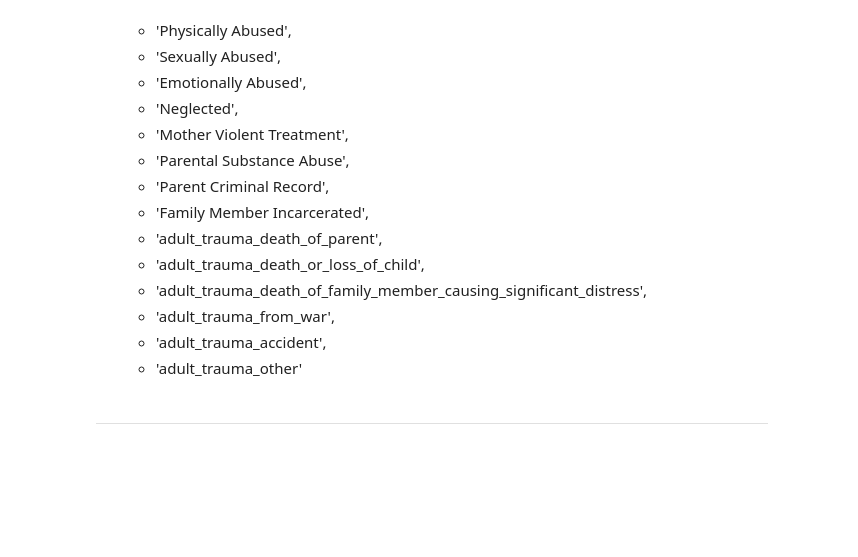
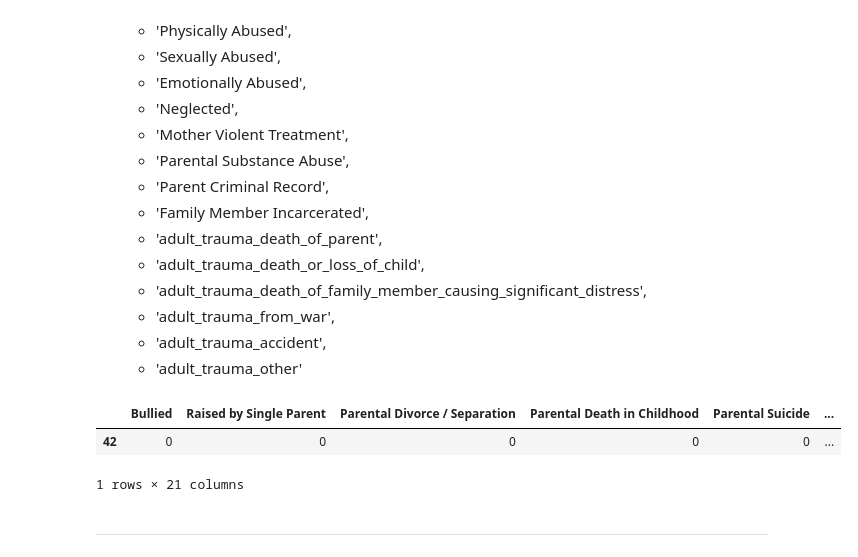
Before and after one commit to Jared-Wood135/mass-shooters-project, a Jupyter notebook: misc.ipynb, the cells around one changed output. Drawn from its saved outputs; the diff is of its cells as text; code cells hidden in the pictures; blank space fills up the shorter version.

```diff
--- a/misc.ipynb
+++ b/misc.ipynb
@@ -203,6 +250,39 @@ SyntaxError: invalid syntax (3243353144.py, line 1)
     - 'adult_trauma_from_war',
     - 'adult_trauma_accident',
     - 'adult_trauma_other'
+# %%
+# Create list of above columns with target variable
+trauma = [
+    'Bullied',
+    'Raised by Single Parent',
+    'Parental Divorce / Separation',
+    'Parental Death in Childhood',
+    'Parental Suicide',
+    'Childhood Trauma',
+    'Physically Abused',
+    'Sexually Abused',
+    'Emotionally Abused',
+    'Neglected',
+    'Mother Violent Treatment',
+    'Parental Substance Abuse',
+    'Parent Criminal Record',
+    'Family Member Incarcerated',
+    'adult_trauma_death_of_parent',
+    'adult_trauma_death_or_loss_of_child',
+    'adult_trauma_death_of_family_member_causing_significant_distress',
+    'adult_trauma_from_war',
+    'adult_trauma_accident',
+    'adult_trauma_other',
+    'agg_casualties'
+]
+# %%
+# Create temp df for specific exploratory purposes
+trauma_df = mass_shooters_df[trauma]
+trauma_df.sample()
+# %% [output]
+|  | Bullied | Raised by Single Parent | Parental Divorce / Separation | Parental Death in Childhood | Parental Suicide | ... |
+| 42 | 0 | 0 | 0 | 0 | 0 | ... |
+1 rows × 21 columns
 # %% [markdown]
 ---
 # %% [markdown]
```
Also changed, not shown: parts of 26 cells of this notebook.
